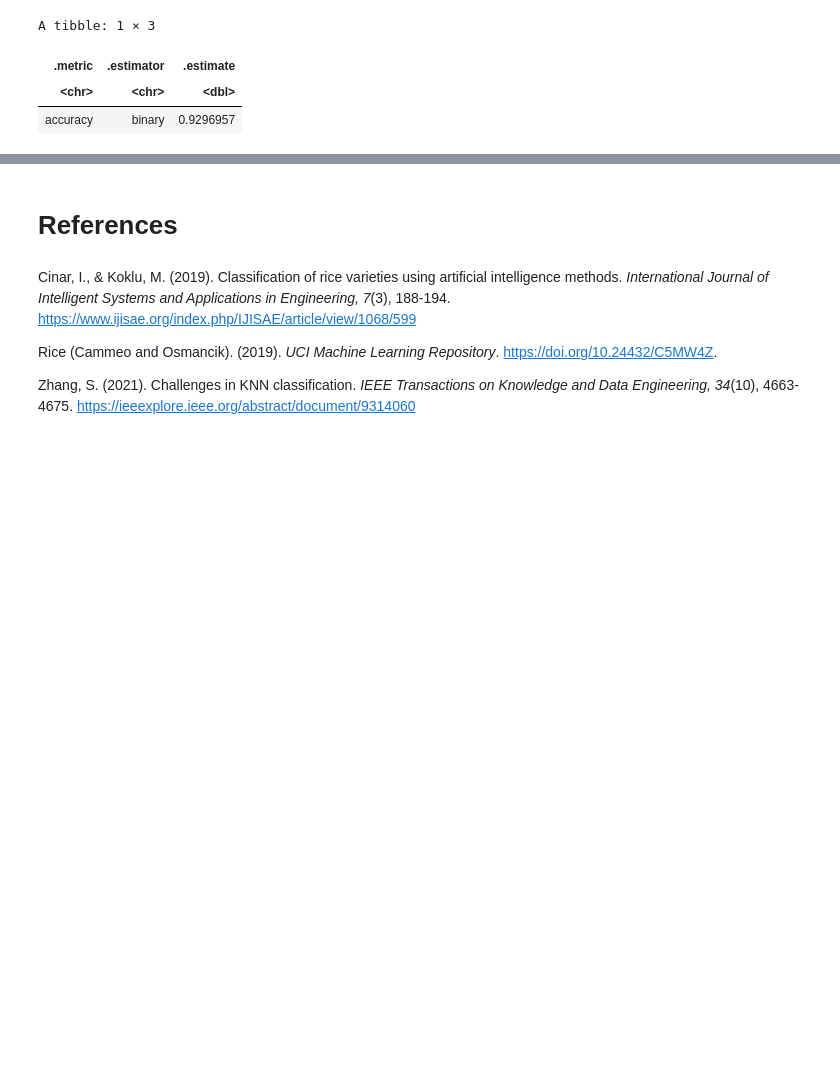
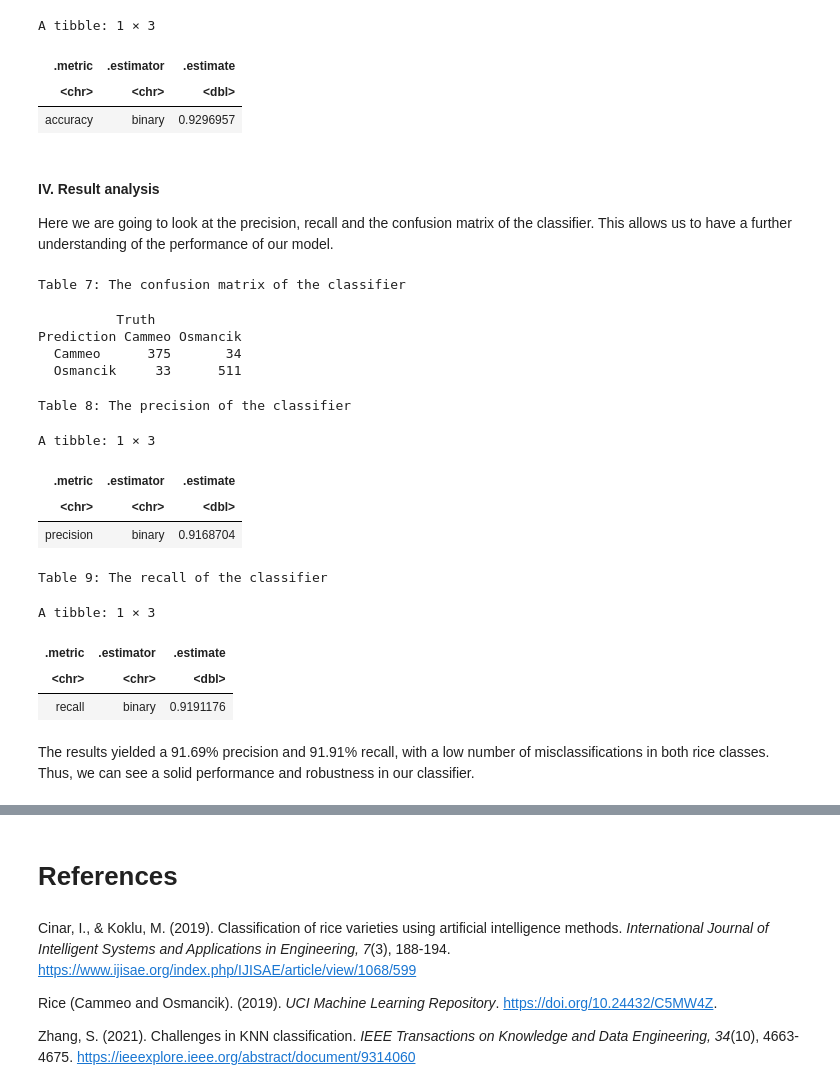
Before and after one commit to trungnguyen21/group_project_dsci, a Jupyter notebook: Group13_Report.ipynb, the cells around one changed output, grey strips where cells are left out. Drawn from its saved outputs; the diff is of its cells as text; code cells hidden in the pictures; blank space fills up the shorter version.

Commit message:
Added result analysis section

```diff
--- a/Group13_Report.ipynb
+++ b/Group13_Report.ipynb
@@ -372,6 +372,39 @@ A tibble: 1 × 3
 | .metric | .estimator | .estimate |
 | <chr> | <chr> | <dbl> |
 | accuracy | binary | 0.9296957 |
+# %% [markdown]
+#### IV. Result analysis
+Here we are going to look at the precision, recall and the confusion matrix of the classifier. This allows us to have a further understanding of the performance of our model.
+# %%
+cat("Table 7: The confusion matrix of the classifier")
+rice_predictions |>
+    conf_mat(truth = class, estimate = .pred_class)
+
+cat("Table 8: The precision of the classifier")
+rice_predictions |>
+    precision(truth = class, estimate = .pred_class, event_level = "first")
+
+cat("Table 9: The recall of the classifier")
+rice_predictions |>
+    recall(truth = class, estimate = .pred_class, event_level = "first")
+# %% [output]
+Table 7: The confusion matrix of the classifier
+          Truth
+Prediction Cammeo Osmancik
+  Cammeo      375       34
+  Osmancik     33      511
+Table 8: The precision of the classifier
+A tibble: 1 × 3
+| .metric | .estimator | .estimate |
+| <chr> | <chr> | <dbl> |
+| precision | binary | 0.9168704 |
+Table 9: The recall of the classifier
+A tibble: 1 × 3
+| .metric | .estimator | .estimate |
+| <chr> | <chr> | <dbl> |
+| recall | binary | 0.9191176 |
+# %% [markdown]
+The results yielded a 91.69% precision and 91.91% recall, with a low number of misclassifications in both rice classes. Thus, we can see a solid performance and robustness in our classifier.
 # %% [markdown]
 # 3. Discussion
 We expect that morphological features of rice such as its length, perimeter, area, and convex area can be used to successfully and accurately identify the species of rice. The ability to predict rice species by measuring simple physical characteristics is important in the context of agriculture and economics. The predictive analysis can be used as a quality control measure while processing and setting prices for the different varieties of rice. As a future direction, other predictors such as the nutritional content of the different species can be looked into. How this model can be expanded to species of rice other than Cammeo and Osmancik can also be explored.
```
Also changed, not shown: parts of 2 cells of this notebook.
